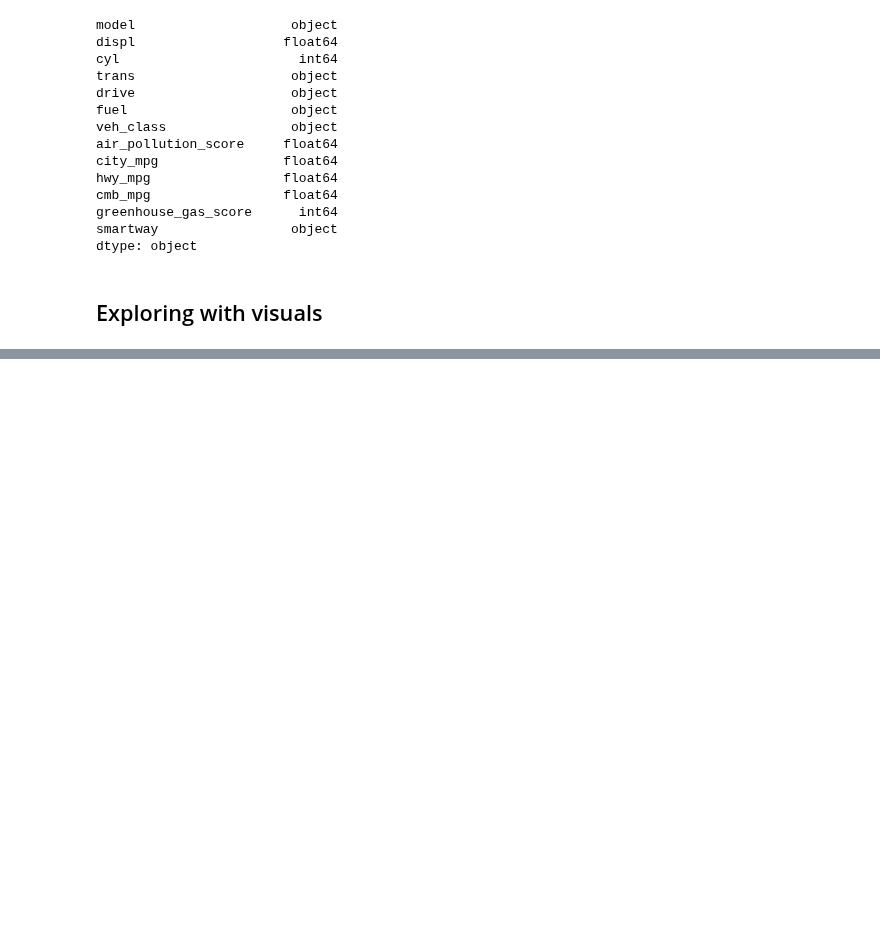
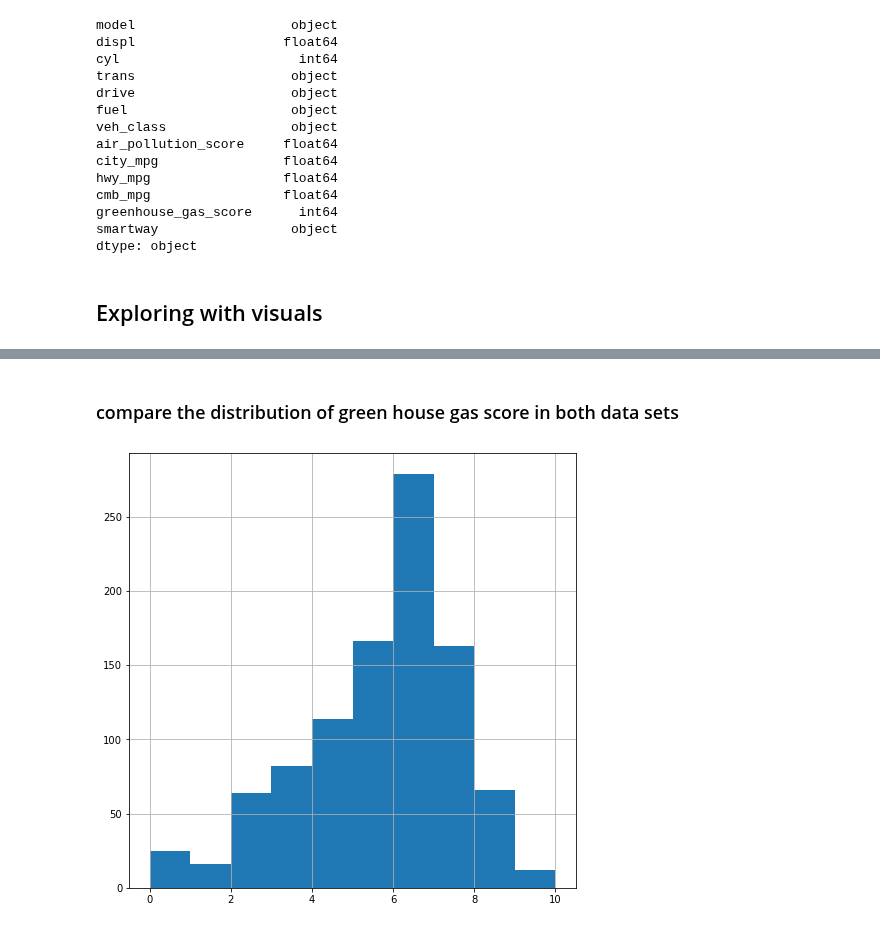
Before and after one commit to jumbamark/data_analysis, a Jupyter notebook: case_studies/second/fuel_economy.ipynb, the cells around one changed output, grey strips where cells are left out. Cells and saved outputs as stored; diff of their text form; code cells hidden in the pictures; blank space fills up the shorter version.

Commit message:
conclusions and visuals

```diff
--- a/case_studies/second/fuel_economy.ipynb
+++ b/case_studies/second/fuel_economy.ipynb
@@ -748,0 +767,6 @@ df_18 = pd.read_csv("fuel-economy-datasets/clean_18.csv")
+# %% [markdown]
+### compare the distribution of green house gas score in both data sets
+# %%
+df_08.greenhouse_gas_score.hist(figsize=(8,8));
+# %% [output]
+[figure, added]
```
Also changed, not shown: parts of 44 cells of this notebook.
